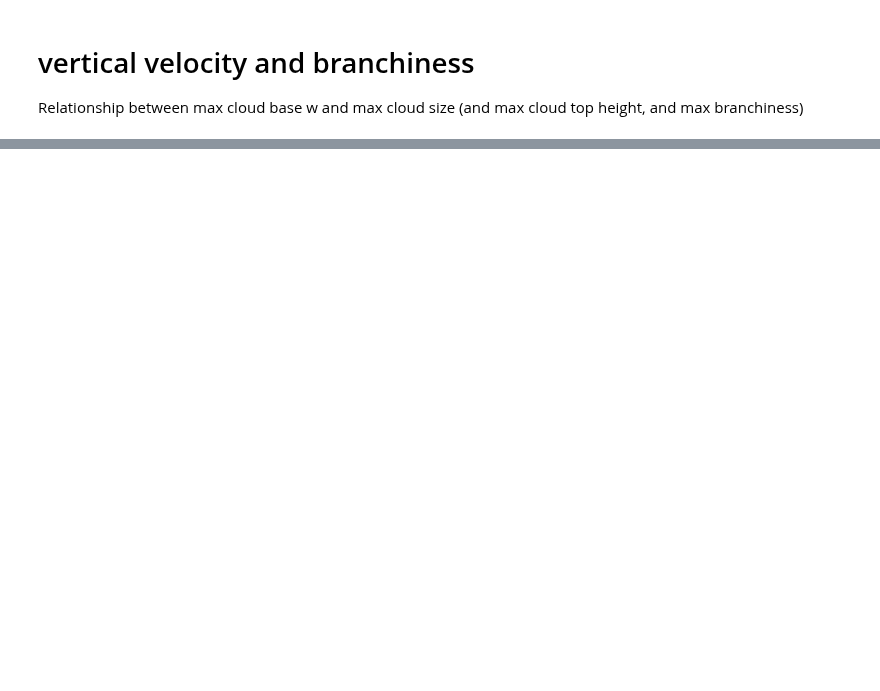
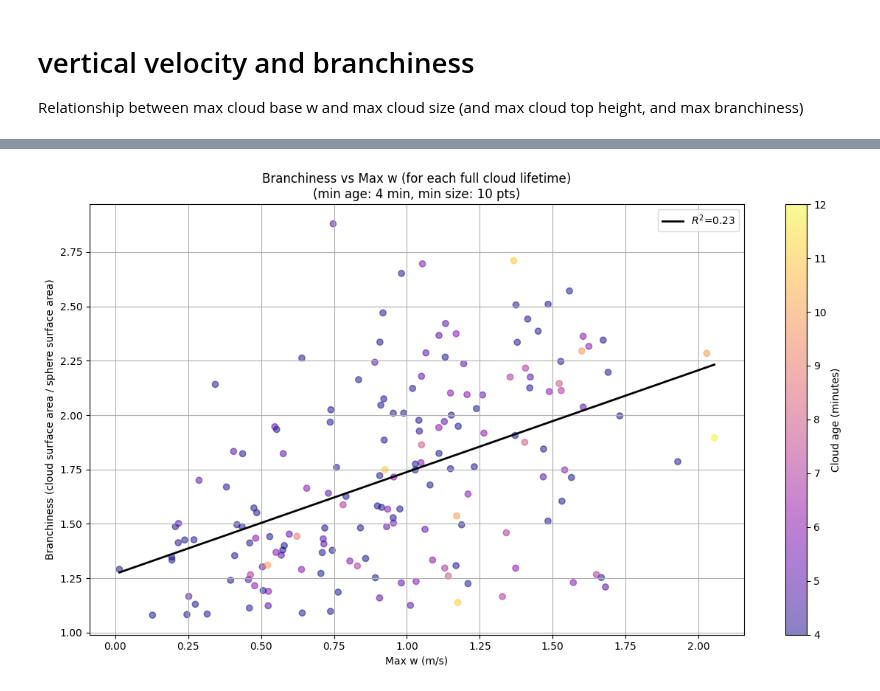
Before and after one commit to jurezgubic/CloudTracking, a Jupyter notebook: analysis/output_analysis_basics.ipynb, the cells around one changed output, grey strips where cells are left out. Drawn from its saved outputs; the diff is of its cells as text; code cells hidden in the pictures; blank space fills up the shorter version.

```diff
--- a/analysis/output_analysis_basics.ipynb
+++ b/analysis/output_analysis_basics.ipynb
@@ -625,0 +431,95 @@ plt.show()
+# %%
+def extract_max_updraft_and_branchiness(raw, df_tracks, voxel_dx=25.0, voxel_dy=25.0, voxel_dz=25.0):
+    """
+    Extracts max updraft (positive vertical velocity) and branchiness for each track.
+    Branchiness is defined as max(surface_area) / sphere_surface_area,
+    where sphere_surface_area is the surface area of a sphere with the same volume as the cloud.
+    """
+    w_per_level = raw.get('w_per_level', None)
+    surface_area = raw.get('surface_area', None)
+    size = raw.get('size', None)
+    idx = df_tracks.track_index.values
+
+    # Max updraft per track (ignore negative values)
+    if w_per_level is not None and hasattr(w_per_level, 'shape') and len(w_per_level.shape) == 3:
+        w_vals = w_per_level[idx, :, :]  # shape: (track, time, level)
+        w_vals_pos = np.where(w_vals > 0, w_vals, np.nan)
+        max_updraft = np.nanmax(w_vals_pos, axis=(1,2))
+    else:
+        max_updraft = np.full(len(idx), np.nan)
+
+    # Branchiness: max(surface_area) / sphere_surface_area per track
+    if surface_area is not None and size is not None:
+        max_surface_area = np.nanmax(surface_area[idx, :], axis=1)
+        max_size = np.nanmax(size[idx, :], axis=1)
+        voxel_volume = voxel_dx * voxel_dy * voxel_dz
+        max_volume = max_size * voxel_volume
+
+        # Surface area of a sphere with same volume: 4 * pi * (3*V/(4*pi))**(2/3)
+        sphere_surface_area = 4 * np.pi * np.power(3 * max_volume / (4 * np.pi), 2/3)
+        branchiness = max_surface_area / np.where(sphere_surface_area > 0, sphere_surface_area, np.nan)
+    else:
+        branchiness = np.full(len(idx), np.nan)
+
+    return max_updraft, branchiness
+
+# User parameters
+min_age_minutes = 4  # clouds must live at least this many minutes
+min_size_points = 10  # clouds must reach at least this many voxels once
+dt_seconds = 60       # time step in seconds
+
+max_updraft, branchiness = extract_max_updraft_and_branchiness(
+    raw, df_tracks, voxel_dx=25.0, voxel_dy=25.0, voxel_dz=25.0
+)
+
+# Use actual age from NetCDF output (max age per cloud)
+age_array = raw.get('age', None)
+idx = df_tracks.track_index.values
+size = raw.get('size', None)
+
+if age_array is not None and hasattr(age_array, 'shape') and len(age_array.shape) == 2 and size is not None:
+    # Valid timesteps: where size > 0 and not NaN
+    valid_timesteps = (size[idx, :] > 0) & np.isfinite(size[idx, :])
+    ages = np.array([
+        np.max(age_array[i, valid_timesteps[i]]) if np.any(valid_timesteps[i]) else np.nan
+        for i in range(len(idx))
+    ])
+    # Age starts at 0, so add 1 to get true lifespan in timesteps, then convert to minutes
+    ages = (ages + 1) * dt_seconds / 60.0
+else:
+    ages = df_tracks.lifetime.values * dt_seconds / 60.0  # fallback
+
+sizes = df_tracks.max_size_points.values
+
+# Filter: valid, positive updraft, min age, min size
+valid = (
+    np.isfinite(branchiness) &
+    np.isfinite(max_updraft) &
+    (max_updraft > 0) &
+    (ages >= min_age_minutes) &
+    (sizes >= min_size_points)
+)
+from scipy.stats import linregress
+
+plt.figure(figsize=(12,7))
+sc = plt.scatter(max_updraft[valid], branchiness[valid], c=ages[valid], cmap='plasma', alpha=0.5)
+
+# Fit a linear regression line (least squares)
+slope, intercept, r_value, p_value, std_err = linregress(max_updraft[valid], branchiness[valid])
+x_fit = np.linspace(np.nanmin(max_updraft[valid]), np.nanmax(max_updraft[valid]), 100)
+y_fit = slope * x_fit + intercept
+plt.plot(x_fit, y_fit, color='black', lw=2, label=f'$R^2$={r_value**2:.2f}')
+
+plt.xlabel("Max w (m/s)")
+plt.ylabel("Branchiness (cloud surface area / sphere surface area)")
+plt.title(f"Branchiness vs Max w (for each full cloud lifetime)\n(min age: {min_age_minutes} min, min size: {min_size_points} pts)")
+plt.colorbar(sc, label="Cloud age (minutes)")
+plt.grid(True)
+plt.legend()
+plt.tight_layout()
+plt.show()
+
+print(f"Linear fit: branchiness = {slope:.3f} * max_updraft + {intercept:.3f}")
+print(f"R^2 = {r_value**2:.3f}, p-value = {p_value:.3g}")
+# %% [output]
+[figure, added]
```
Also changed, not shown: parts of 6 cells of this notebook, 3 other files.
